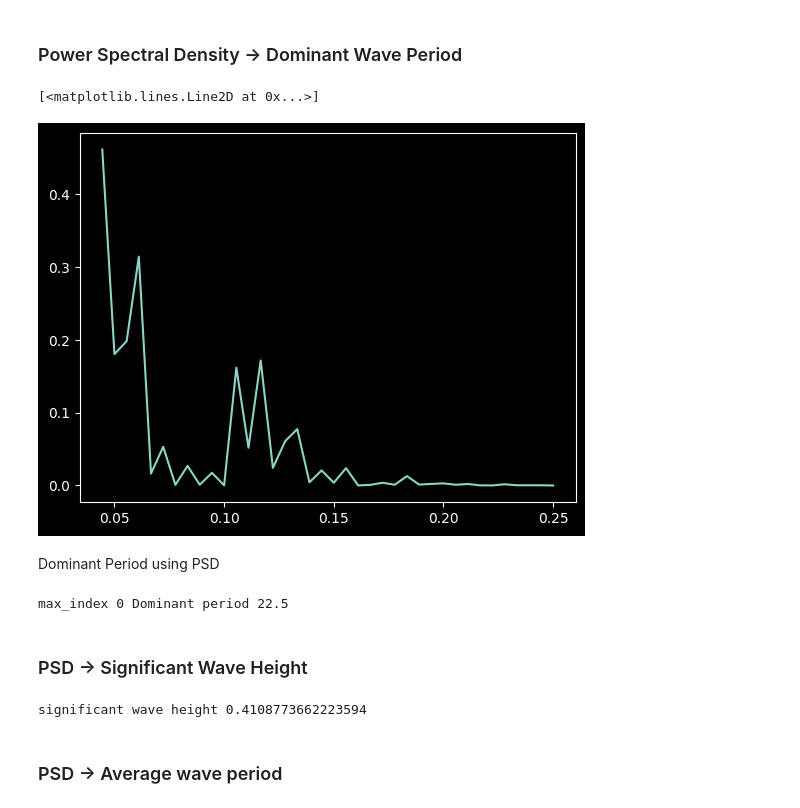
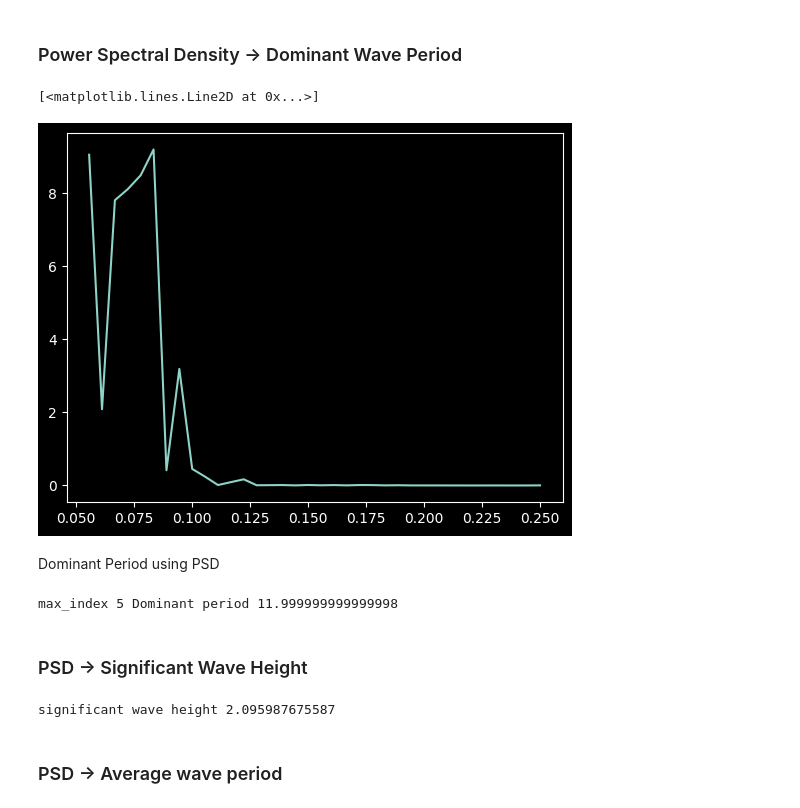
Before and after one commit to mauroc/sqrpi, a Jupyter notebook: dev01.ipynb, the cells around one changed output. Drawn from its saved outputs; the diff is of its cells as text; code cells hidden in the pictures.

```diff
--- a/dev01.ipynb
+++ b/dev01.ipynb
@@ -75,7 +79,7 @@ run = '2025_09_10_17_20' # manual simulation of about 1 mt oscillations
 # %%
 freqs    = np.load(f'{npydir}freqs_{run}.npy')
 signal   = np.load(f'{npydir}signal_{run}.npy')
-amp_spec = np.load(f'{npydir}amp_spec_{run}.npy')
-heave   = np.load(f'{npydir}heights_{run}.npy')
-print('signal: ', len(signal), 'amp_spec: ', len(amp_spec))
+acc_spectrum = np.load(f'{npydir}acc_spectrum_{run}.npy')
+heave_spectrum   = np.load(f'{npydir}heave_spectrum_{run}.npy')
+print('signal: ', len(signal), 'acc_spectrum: ', len(acc_spectrum))
 # %% [output]
@@ -193,18 +195,21 @@ pl.grid(True)
 # %% [markdown]
 ### Power Spectral Density -> Dominant Wave Period ###
+# %%
+low_cutoff = 2
+freqs_c = freqs[low_cutoff:]
 # %%
-psd = (heave_pre**2)/freqs
-pl.plot(freqs, psd )
+psd = (heave_spectrum[low_cutoff:]**2)/freqs_c
+pl.plot(freqs_c, psd )
 # %% [output]
 [<matplotlib.lines.Line2D at 0x...>]
-[figure, old version]
+[figure, new version]
 # %% [markdown]
 Dominant Period using PSD
 # %%
 max_index = np.argmax(psd)
-print('max_index', max_index, "Dominant period", 1/freqs[max_index])
+print('max_index', max_index, "Dominant period", 1/freqs[low_cutoff:][max_index])
 # %% [output]
-max_index 0 Dominant period 22.5
+max_index 5 Dominant period 11.999999999999998
 # %% [markdown]
 ### PSD -> Significant Wave Height ###
 # %%
@@ -212,7 +217,7 @@ m0  = sum(psd*df)
 sig_wave_height = 4 * math.sqrt(m0)
 print("significant wave height", sig_wave_height)
 # %% [output]
-significant wave height 0.4108773662223594
+significant wave height 2.095987675587
 # %% [markdown]
 ### PSD -> Average wave period ###
 # %%
```
Also changed, not shown: parts of 62 cells of this notebook, 7 other files.
